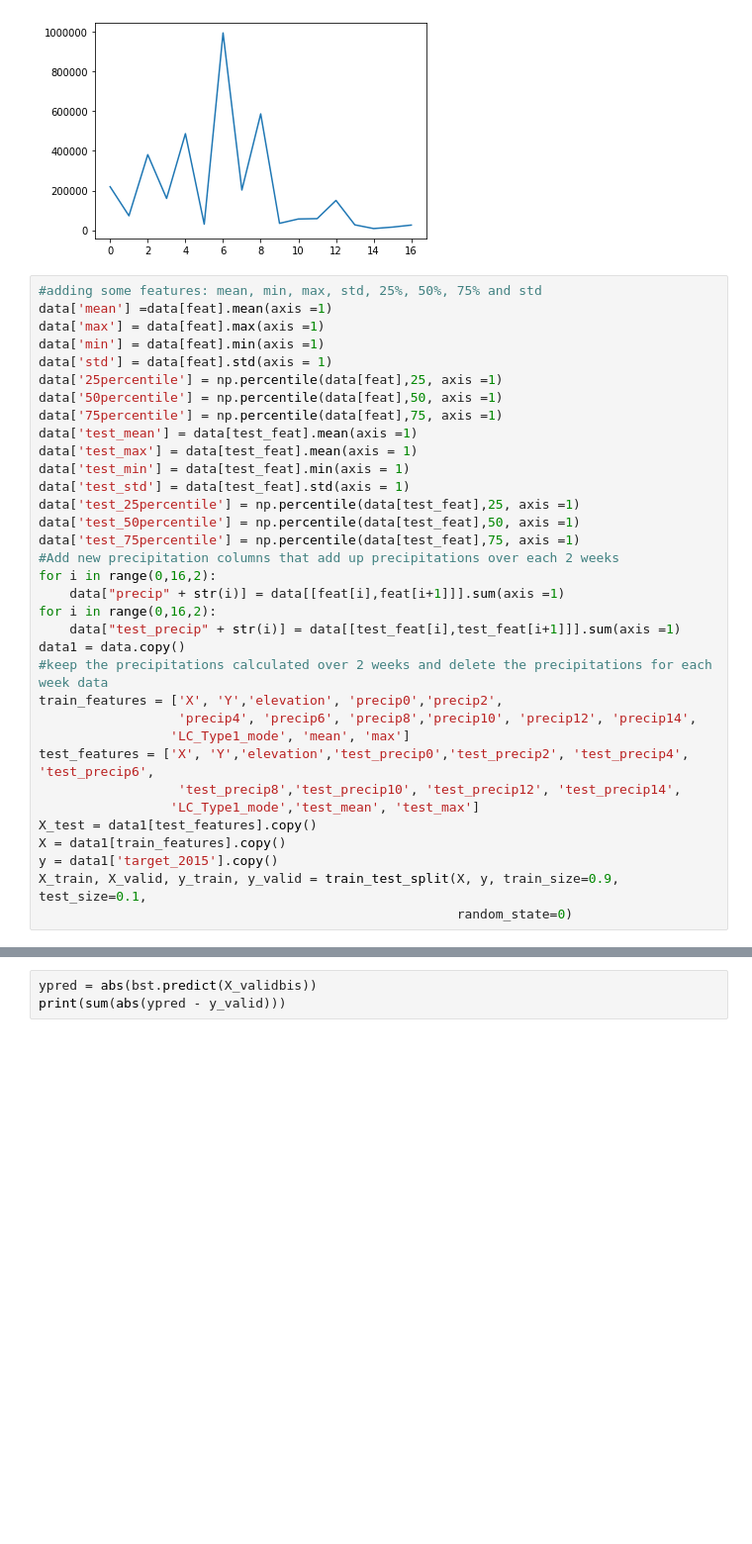
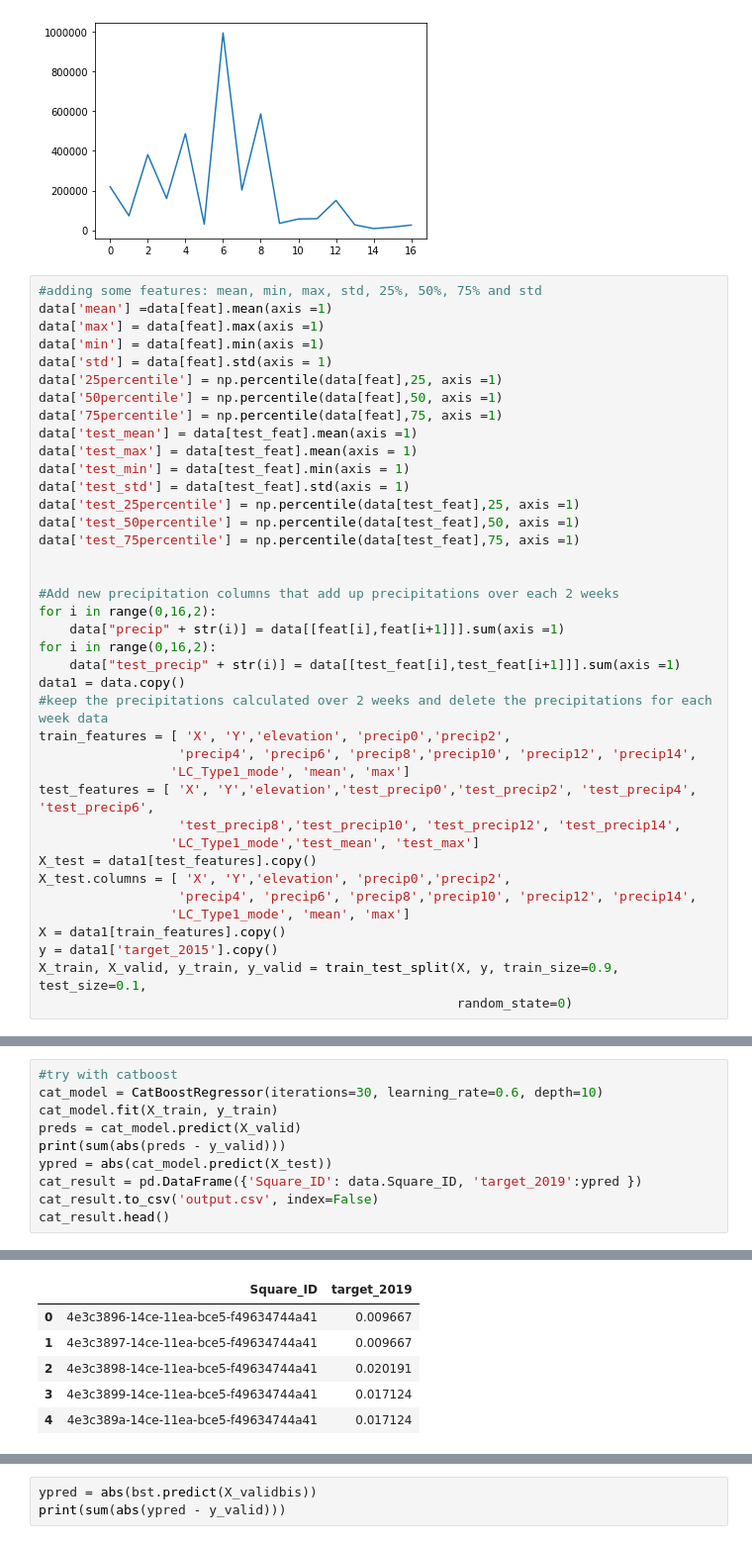
Before and after one commit to CyrineDhaou/Zindi, a Jupyter notebook: Model.ipynb, the cells around one changed output, grey strips where cells are left out. Shown at 99% size. Saved outputs shown, nothing was run; the diff lists cells and outputs as text; blank space fills up the shorter version.

```diff
--- a/Model.ipynb
+++ b/Model.ipynb
@@ -252,6 +254,8 @@ data['test_std'] = data[test_feat].std(axis = 1)
 data['test_25percentile'] = np.percentile(data[test_feat],25, axis =1)
 data['test_50percentile'] = np.percentile(data[test_feat],50, axis =1)
 data['test_75percentile'] = np.percentile(data[test_feat],75, axis =1)
+
+
 #Add new precipitation columns that add up precipitations over each 2 weeks
 for i in range(0,16,2):
     data["precip" + str(i)] = data[[feat[i],feat[i+1]]].sum(axis =1)
@@ -259,13 +263,16 @@ for i in range(0,16,2):
     data["test_precip" + str(i)] = data[[test_feat[i],test_feat[i+1]]].sum(axis =1)
 data1 = data.copy()
 #keep the precipitations calculated over 2 weeks and delete the precipitations for each week data
-train_features = ['X', 'Y','elevation', 'precip0','precip2',
+train_features = [ 'X', 'Y','elevation', 'precip0','precip2',
                   'precip4', 'precip6', 'precip8','precip10', 'precip12', 'precip14',
                  'LC_Type1_mode', 'mean', 'max']
-test_features = ['X', 'Y','elevation','test_precip0','test_precip2', 'test_precip4', 'test_precip6',
+test_features = [ 'X', 'Y','elevation','test_precip0','test_precip2', 'test_precip4', 'test_precip6',
                   'test_precip8','test_precip10', 'test_precip12', 'test_precip14',
                  'LC_Type1_mode','test_mean', 'test_max']
 X_test = data1[test_features].copy()
+X_test.columns = [ 'X', 'Y','elevation', 'precip0','precip2',
+                  'precip4', 'precip6', 'precip8','precip10', 'precip12', 'precip14',
+                 'LC_Type1_mode', 'mean', 'max']
 X = data1[train_features].copy()
 y = data1['target_2015'].copy()
 X_train, X_valid, y_train, y_valid = train_test_split(X, y, train_size=0.9, test_size=0.1,
@@ -272,0 +282,11 @@ X_train, X_valid, y_train, y_valid = train_test_split(X, y, train_size=0.9, test
+# %%
+#try with catboost
+cat_model = CatBoostRegressor(iterations=30, learning_rate=0.6, depth=10)
+cat_model.fit(X_train, y_train)
+preds = cat_model.predict(X_valid)
+print(sum(abs(preds - y_valid)))
+ypred = abs(cat_model.predict(X_test))
+cat_result = pd.DataFrame({'Square_ID': data.Square_ID, 'target_2019':ypred })
+cat_result.to_csv('output.csv', index=False)
+cat_result.head()
+# %% [output]
@@ -272,0 +310,6 @@ X_train, X_valid, y_train, y_valid = train_test_split(X, y, train_size=0.9, test
+|  | Square_ID | target_2019 |
+| 0 | 4e3c3896-14ce-11ea-bce5-f49634744a41 | 0.009667 |
+| 1 | 4e3c3897-14ce-11ea-bce5-f49634744a41 | 0.009667 |
+| 2 | 4e3c3898-14ce-11ea-bce5-f49634744a41 | 0.020191 |
+| 3 | 4e3c3899-14ce-11ea-bce5-f49634744a41 | 0.017124 |
+| 4 | 4e3c389a-14ce-11ea-bce5-f49634744a41 | 0.017124 |
```
Also changed, not shown: parts of 14 cells of this notebook.
